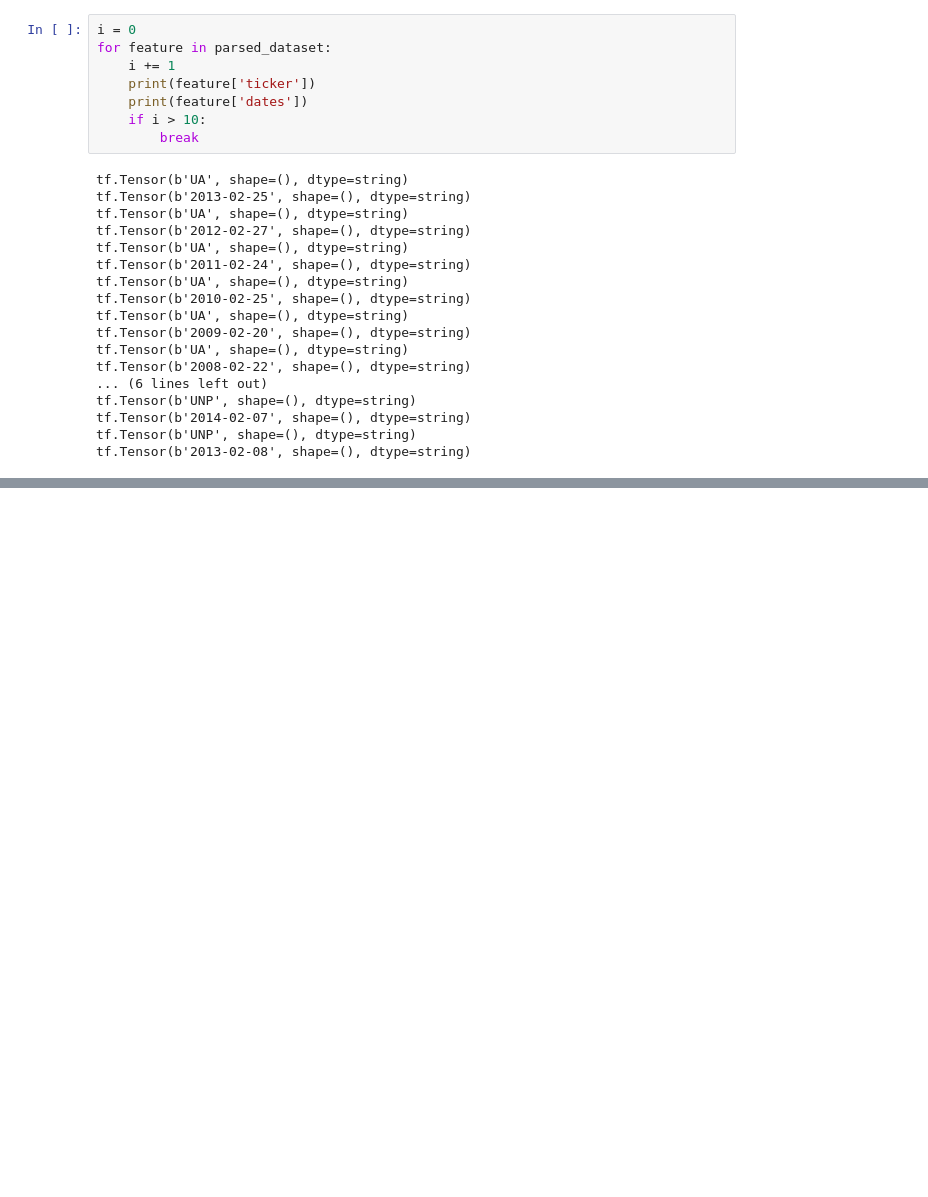
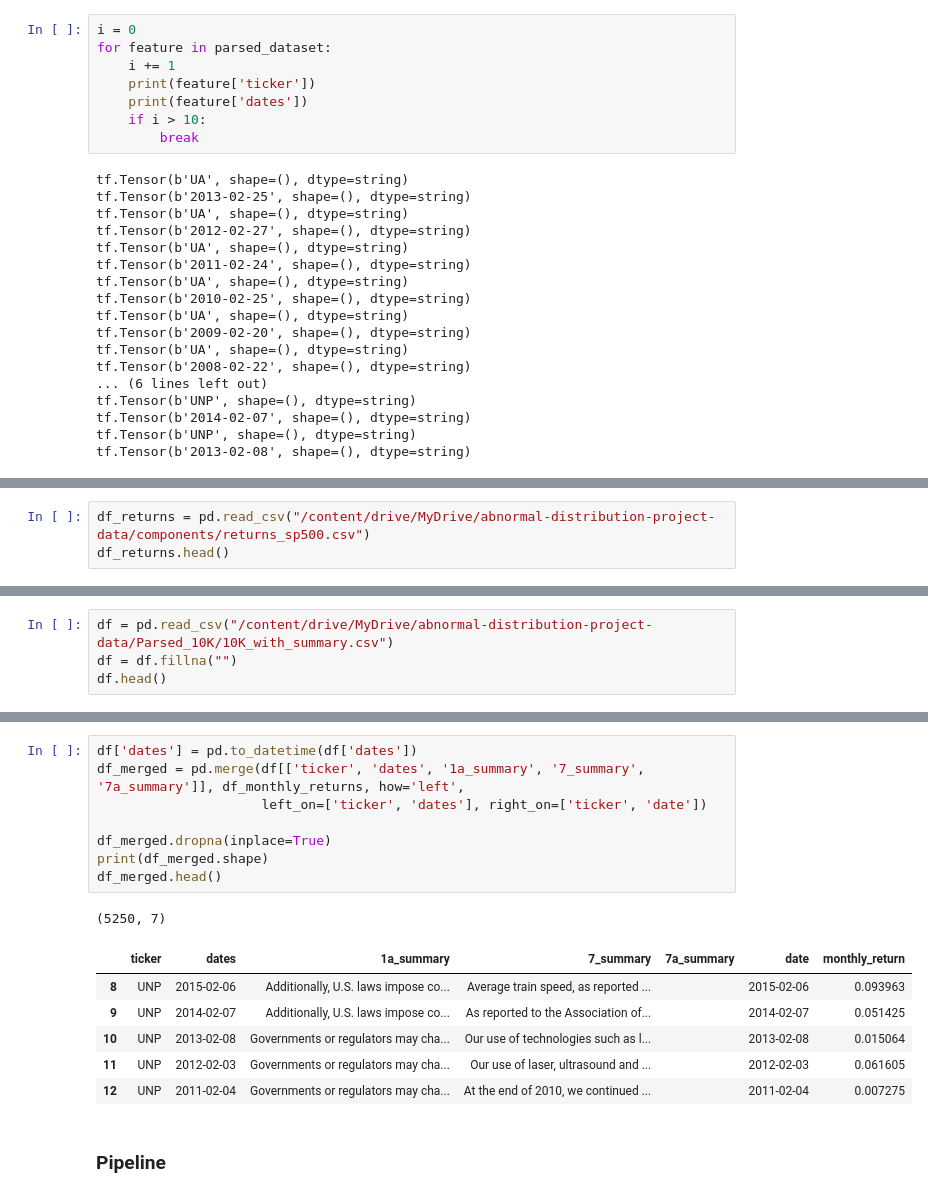
Before and after one commit to abnormal-distribution/AC295_abnormal-distribution, a Jupyter notebook: submissions/project_Abnormal-Distribution/10Ks_EDA_Pipeline.ipynb, the cells around one changed output, grey strips where cells are left out. Cells and saved outputs as stored; diff of their text form; blank space fills up the shorter version.

Commit message:
update 10K pipeline

```diff
--- a/submissions/project_Abnormal-Distribution/10Ks_EDA_Pipeline.ipynb
+++ b/submissions/project_Abnormal-Distribution/10Ks_EDA_Pipeline.ipynb
@@ -831,0 +951,3 @@ If your task is similar to the task the model of the checkpoint was trained on,
+# %%
+df_returns = pd.read_csv("/content/drive/MyDrive/abnormal-distribution-project-data/components/returns_sp500.csv")
+df_returns.head()
@@ -831,0 +961,4 @@ If your task is similar to the task the model of the checkpoint was trained on,
+# %%
+df = pd.read_csv("/content/drive/MyDrive/abnormal-distribution-project-data/Parsed_10K/10K_with_summary.csv")
+df = df.fillna("")
+df.head()
@@ -831,0 +1007,18 @@ If your task is similar to the task the model of the checkpoint was trained on,
+# %%
+df['dates'] = pd.to_datetime(df['dates'])
+df_merged = pd.merge(df[['ticker', 'dates', '1a_summary', '7_summary', '7a_summary']], df_monthly_returns, how='left',
+                     left_on=['ticker', 'dates'], right_on=['ticker', 'date'])
+
+df_merged.dropna(inplace=True)
+print(df_merged.shape)
+df_merged.head()
+# %% [output]
+(5250, 7)
+|  | ticker | dates | 1a_summary | 7_summary | 7a_summary | date | monthly_return |
+| 8 | UNP | 2015-02-06 | Additionally, U.S. laws impose co... | Average train speed, as reported ... |  | 2015-02-06 | 0.093963 |
+| 9 | UNP | 2014-02-07 | Additionally, U.S. laws impose co... | As reported to the Association of... |  | 2014-02-07 | 0.051425 |
+| 10 | UNP | 2013-02-08 | Governments or regulators may cha... | Our use of technologies such as l... |  | 2013-02-08 | 0.015064 |
+| 11 | UNP | 2012-02-03 | Governments or regulators may cha... | Our use of laser, ultrasound and ... |  | 2012-02-03 | 0.061605 |
+| 12 | UNP | 2011-02-04 | Governments or regulators may cha... | At the end of 2010, we continued ... |  | 2011-02-04 | 0.007275 |
+# %% [markdown]
+### Pipeline
```
Also changed, not shown: parts of 34 cells of this notebook.
